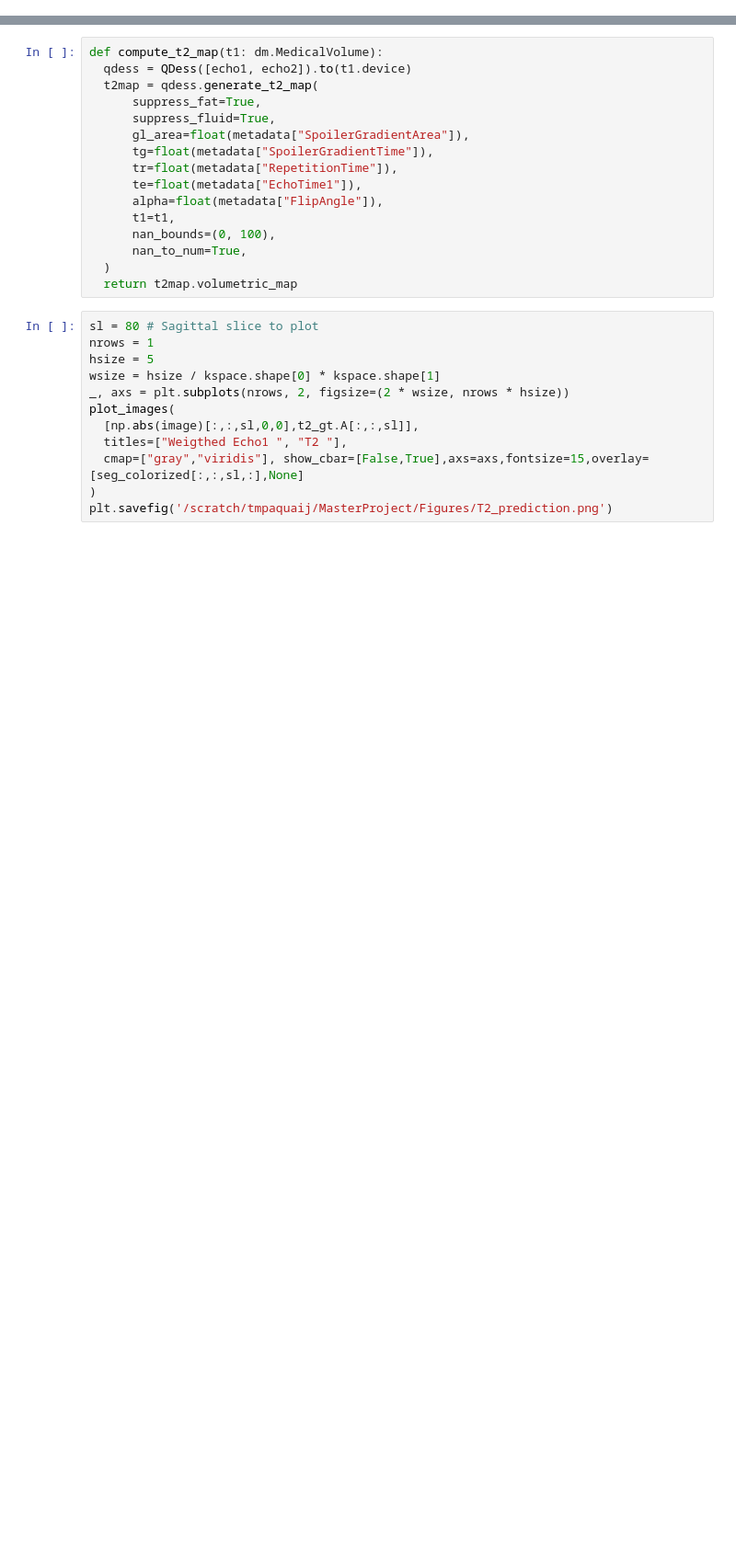
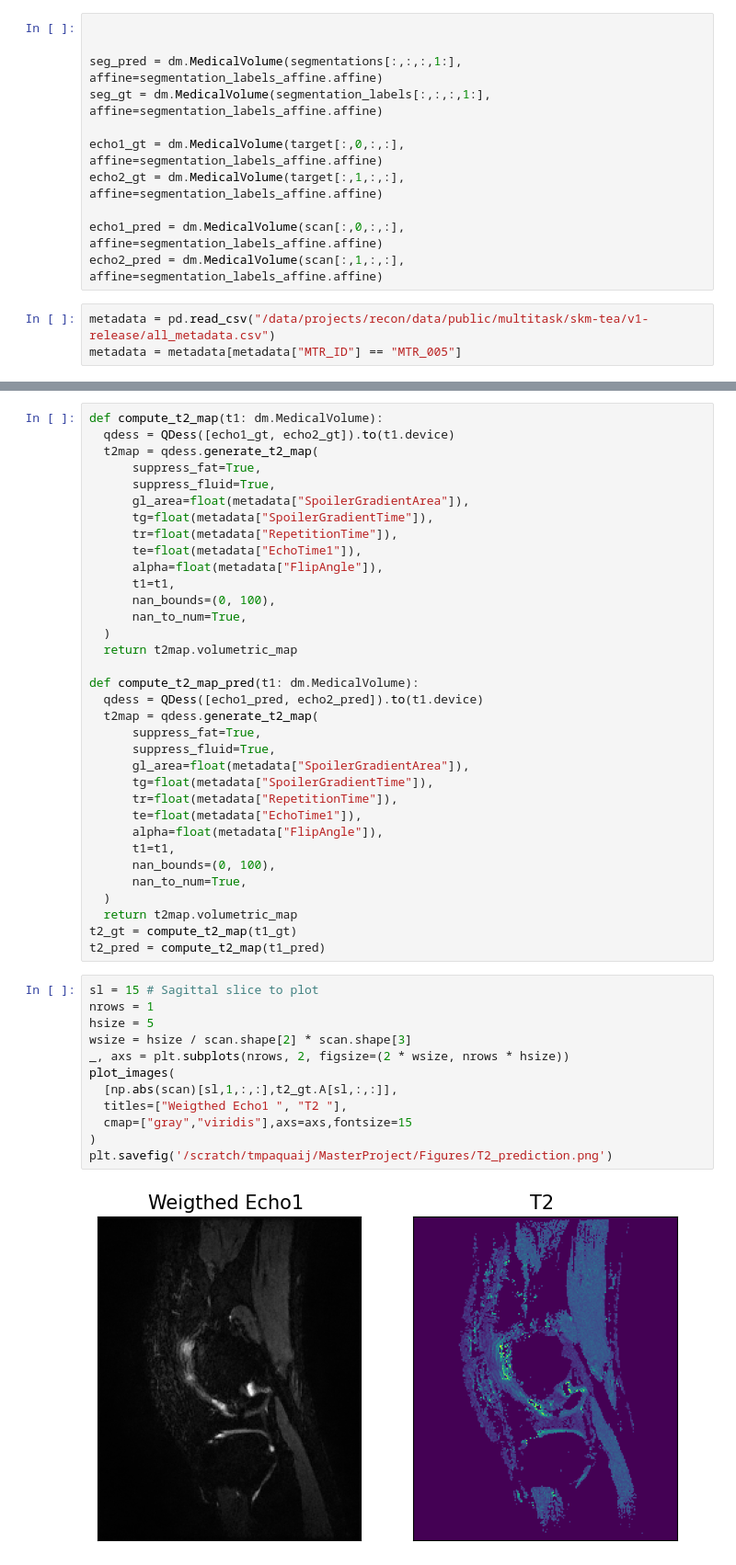
Before and after one commit to TimPaquaij/atommic, a Jupyter notebook: projects/MTL/rs/SKMTEA/evaluation/SKMTEA_T2_Evaluation.ipynb, the cells around one changed output, grey strips where cells are left out. Shown at 92% size. Drawn from its saved outputs; the diff is of its cells as text; blank space fills up the shorter version.

```diff
--- a/projects/MTL/rs/SKMTEA/evaluation/SKMTEA_T2_Evaluation.ipynb
+++ b/projects/MTL/rs/SKMTEA/evaluation/SKMTEA_T2_Evaluation.ipynb
@@ -20,3 +118,17 @@ metadata = metadata[metadata["MTR_ID"] == scan["scan_id"]]
+# %%
+
+
+seg_pred = dm.MedicalVolume(segmentations[:,:,:,1:], affine=segmentation_labels_affine.affine)
+seg_gt = dm.MedicalVolume(segmentation_labels[:,:,:,1:], affine=segmentation_labels_affine.affine)
+
+echo1_gt = dm.MedicalVolume(target[:,0,:,:], affine=segmentation_labels_affine.affine)
+echo2_gt = dm.MedicalVolume(target[:,1,:,:], affine=segmentation_labels_affine.affine)
+
+echo1_pred = dm.MedicalVolume(scan[:,0,:,:], affine=segmentation_labels_affine.affine)
+echo2_pred = dm.MedicalVolume(scan[:,1,:,:], affine=segmentation_labels_affine.affine)
+# %%
+metadata = pd.read_csv("/data/projects/recon/data/public/multitask/skm-tea/v1-release/all_metadata.csv")
+metadata = metadata[metadata["MTR_ID"] == "MTR_005"]
 # %%
 def get_t1(seg: dm.MedicalVolume):
   """Build T1 maps based on the segmentation.
@@ -38,6 +151,6 @@ t1_gt = get_t1(seg_gt)
 # %%
 def compute_t2_map(t1: dm.MedicalVolume):
-  qdess = QDess([echo1, echo2]).to(t1.device)
+  qdess = QDess([echo1_gt, echo2_gt]).to(t1.device)
   t2map = qdess.generate_t2_map(
       suppress_fat=True,
       suppress_fluid=True,
@@ -51,18 +164,38 @@ def compute_t2_map(t1: dm.MedicalVolume):
       nan_to_num=True,
   )
   return t2map.volumetric_map
+
+def compute_t2_map_pred(t1: dm.MedicalVolume):
+  qdess = QDess([echo1_pred, echo2_pred]).to(t1.device)
+  t2map = qdess.generate_t2_map(
+      suppress_fat=True,
+      suppress_fluid=True,
+      gl_area=float(metadata["SpoilerGradientArea"]),
+      tg=float(metadata["SpoilerGradientTime"]),
+      tr=float(metadata["RepetitionTime"]),
+      te=float(metadata["EchoTime1"]),
+      alpha=float(metadata["FlipAngle"]),
+      t1=t1,
+      nan_bounds=(0, 100),
+      nan_to_num=True,
+  )
+  return t2map.volumetric_map
+t2_gt = compute_t2_map(t1_gt)
+t2_pred = compute_t2_map(t1_pred)
 # %%
-sl = 80 # Sagittal slice to plot
+sl = 15 # Sagittal slice to plot
 nrows = 1
 hsize = 5
-wsize = hsize / kspace.shape[0] * kspace.shape[1]
+wsize = hsize / scan.shape[2] * scan.shape[3]
 _, axs = plt.subplots(nrows, 2, figsize=(2 * wsize, nrows * hsize))
 plot_images(
-  [np.abs(image)[:,:,sl,0,0],t2_gt.A[:,:,sl]],
+  [np.abs(scan)[sl,1,:,:],t2_gt.A[sl,:,:]],
   titles=["Weigthed Echo1 ", "T2 "],
-  cmap=["gray","viridis"], show_cbar=[False,True],axs=axs,fontsize=15,overlay=[seg_colorized[:,:,sl,:],None]
+  cmap=["gray","viridis"],axs=axs,fontsize=15
 )
 plt.savefig('/scratch/tmpaquaij/MasterProject/Figures/T2_prediction.png')
+# %% [output]
+[figure, added]
 # %%
 use_subregions = False
 use_cpu = use_subregions  # computing subregions is currently limited to the CPU
```
Also changed, not shown: parts of 7 cells of this notebook, 21 other files.
